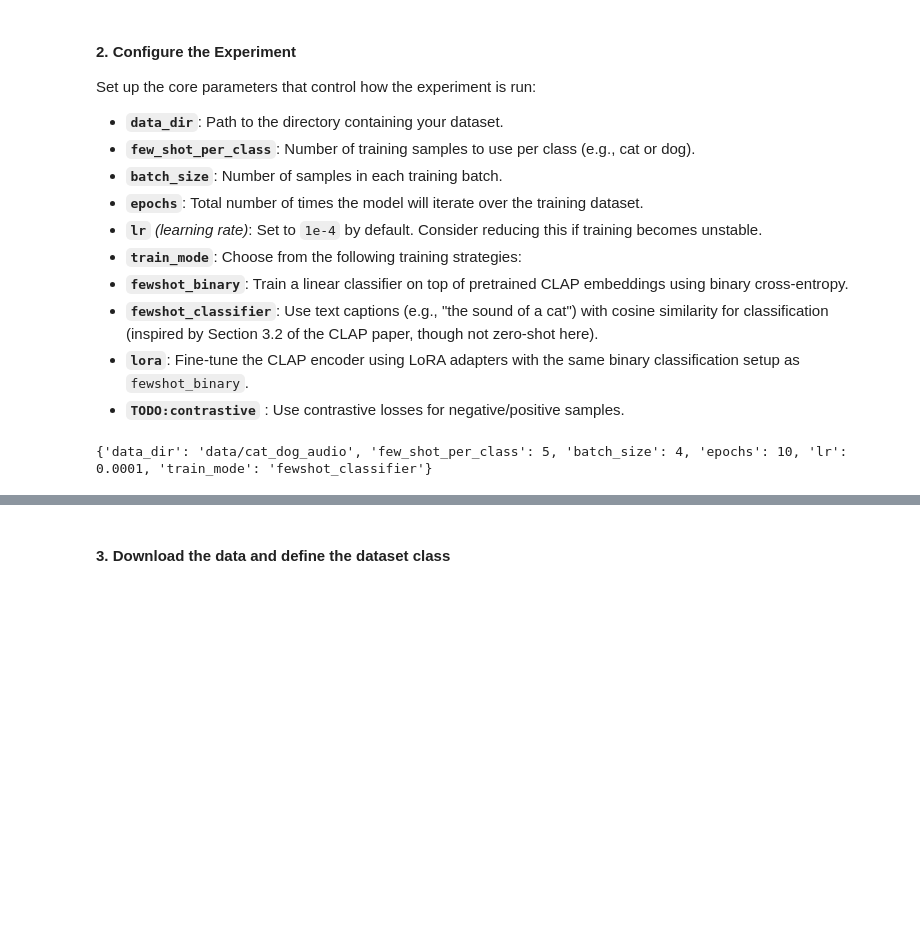
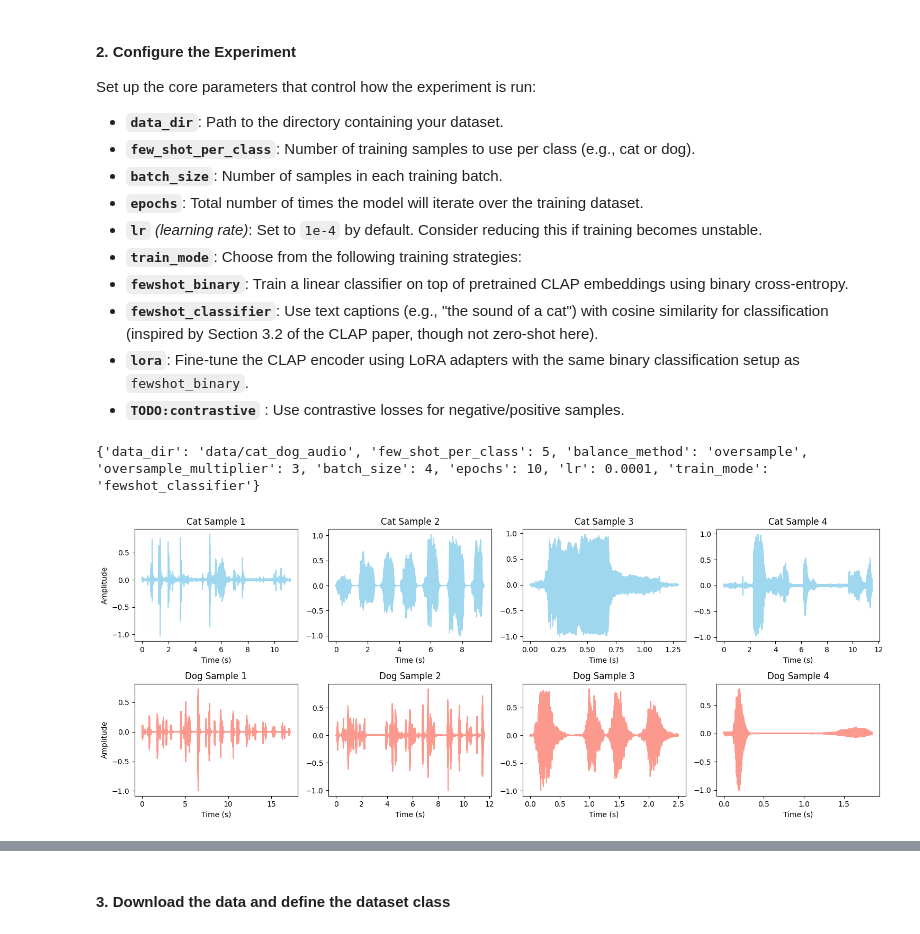
Before and after one commit to MinaBeirami/few-shot-audio-classifier, a Jupyter notebook: few_shot_clap.ipynb, the cells around one changed output, grey strips where cells are left out. Drawn from its saved outputs; the diff is of its cells as text; code cells hidden in the pictures; blank space fills up the shorter version.

```diff
--- a/few_shot_clap.ipynb
+++ b/few_shot_clap.ipynb
@@ -75,6 +90,8 @@ Set up the core parameters that control how the experiment is run:
 CONFIG = {
     "data_dir": "data/cat_dog_audio",
     "few_shot_per_class": 5,
+    "balance_method": "oversample",
+    "oversample_multiplier": 3,
     "batch_size": 4,
     "epochs": 10,
     "lr": 1e-4,
@@ -82,4 +99,4 @@ CONFIG = {
 }
 print(CONFIG)
 # %% [output]
-{'data_dir': 'data/cat_dog_audio', 'few_shot_per_class': 5, 'batch_size': 4, 'epochs': 10, 'lr': 0.0001, 'train_mode': 'fewshot_classifier'}
+{'data_dir': 'data/cat_dog_audio', 'few_shot_per_class': 5, 'balance_method': 'oversample', 'oversample_multiplier': 3, 'batch_size': 4, 'epochs': 10, 'lr': 0.0001, 'train_mode': 'fewshot_classifier'}
@@ -85,0 +110,4 @@ print(CONFIG)
+# %%
+plot_sample_waveforms("data/cat_dog_audio")
+# %% [output]
+[figure, added]
```
Also changed, not shown: parts of 6 cells of this notebook, 4 other files.
